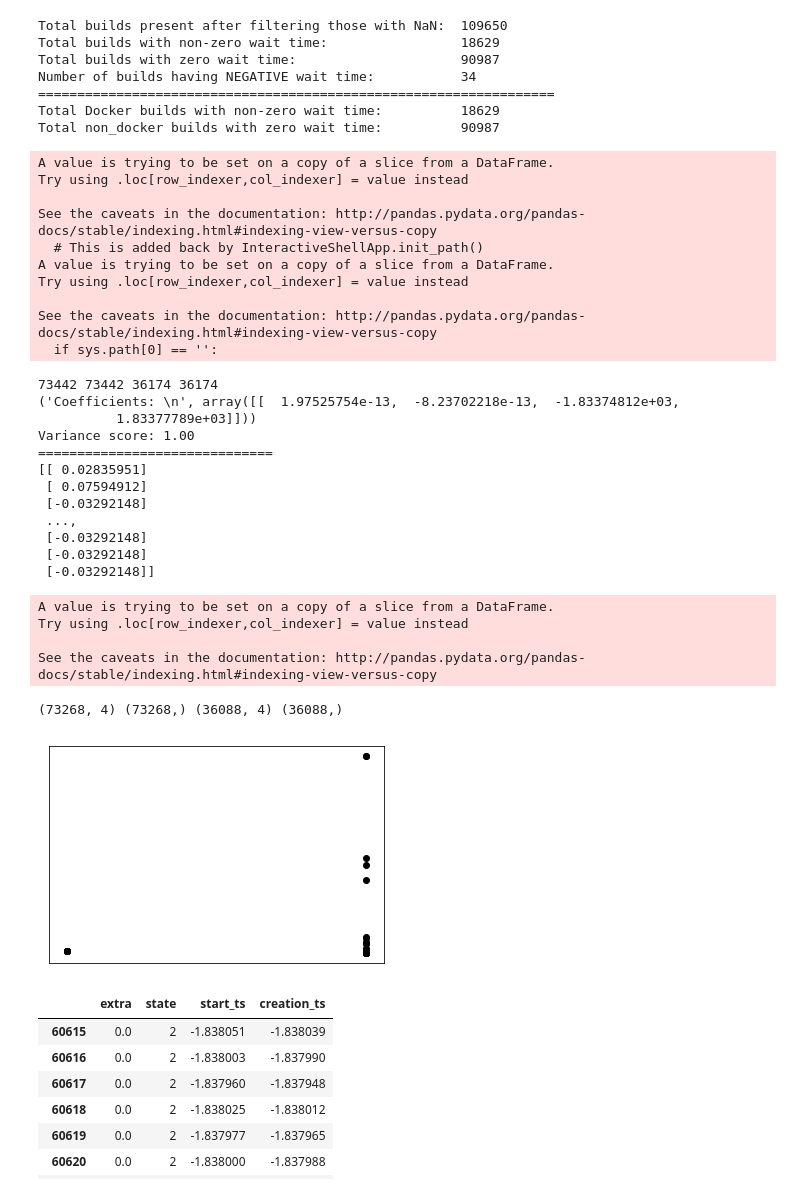
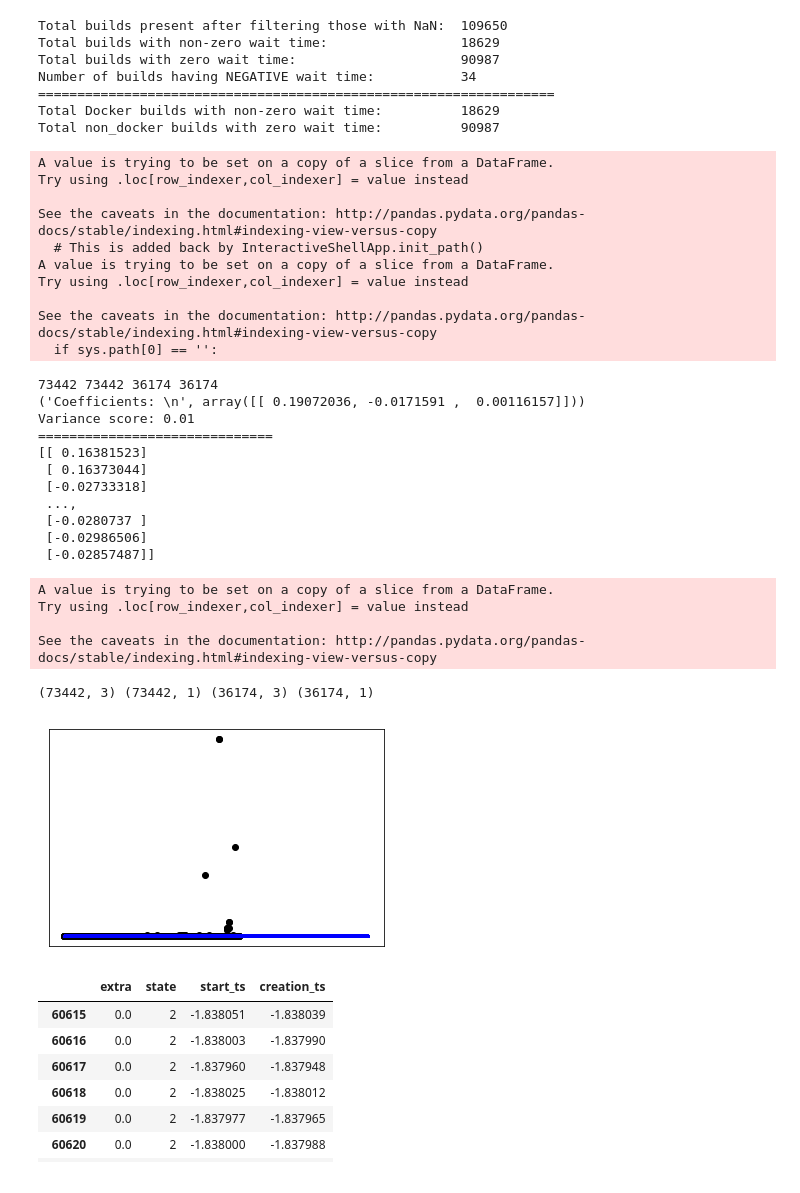
Before and after one commit to nehap25/ml_metric, a Jupyter notebook: ML_metrics.ipynb, the cells around one changed output. Saved outputs shown, nothing was run; the diff lists cells and outputs as text; code cells hidden in the pictures.

```diff
--- a/ML_metrics.ipynb
+++ b/ML_metrics.ipynb
@@ -201,13 +183,13 @@ from sklearn.model_selection import train_test_split
 data_df = data_df[data_df['waiting_time(seconds)']>=0]
 
 # Pre-process the data to bring it in the suitable format
-regression_df = data_df[['extra','state','start_ts','creation_ts']]
+regression_df = data_df[['extra','state', 'creation_ts']]
 regression_df['extra'] = regression_df['extra'].replace("{", 1, regex=True)
 regression_df['extra'] = regression_df['extra'].fillna(0)
 regression_df = regression_df.dropna()
 wait_time_df = data_df[['waiting_time(seconds)']]
 
-regression_df['start_ts'] = (regression_df['start_ts'] - regression_df['start_ts'].mean())/regression_df['start_ts'].std(ddof=0)
+# regression_df['start_ts'] = (regression_df['start_ts'] - regression_df['start_ts'].mean())/regression_df['start_ts'].std(ddof=0)
 regression_df['creation_ts'] = (regression_df['creation_ts'] - regression_df['creation_ts'].mean())/regression_df['creation_ts'].std(ddof=0)
 wait_time_df['waiting_time(seconds)'] = (wait_time_df['waiting_time(seconds)'] - wait_time_df['waiting_time(seconds)'].mean())/wait_time_df['waiting_time(seconds)'].std(ddof=0)
 
@@ -252,17 +234,16 @@ Try using .loc[row_indexer,col_indexer] = value instead
 See the caveats in the documentation: http://pandas.pydata.org/pandas-docs/stable/indexing.html#indexing-view-versus-copy
   if sys.path[0] == '':
 73442 73442 36174 36174
-('Coefficients: \n', array([[  1.97525754e-13,  -8.23702218e-13,  -1.83374812e+03,
-          1.83377789e+03]]))
-Variance score: 1.00
+('Coefficients: \n', array([[ 0.19072036, -0.0171591 ,  0.00116157]]))
+Variance score: 0.01
 ==============================
-[[ 0.02835951]
- [ 0.07594912]
- [-0.03292148]
+[[ 0.16381523]
+ [ 0.16373044]
+ [-0.02733318]
  ...,
- [-0.03292148]
- [-0.03292148]
- [-0.03292148]]
+ [-0.0280737 ]
+ [-0.02986506]
+ [-0.02857487]]
 A value is trying to be set on a copy of a slice from a DataFrame.
 Try using .loc[row_indexer,col_indexer] = value instead
 
@@ -270,18 +251,18 @@ See the caveats in the documentation: http://pandas.pydata.org/pandas-docs/stabl
 # %%
 # Plot outputs (Worst graph ever!)
 print X_train.shape, y_train.shape, X_test.shape, y_test.shape
 plt.figure(1)
-plt.scatter(X_test['extra'], y_test,  color='black')
-# plt.plot(X_test, regr.predict(X_test), color='blue',
-#          linewidth=3)
+plt.scatter(X_test['creation_ts'], y_test,  color='black')
+plt.plot(X_test, regr.predict(X_test), color='blue',
+         linewidth=3)
 
 plt.xticks(())
 plt.yticks(())
 
 plt.show()
 # %% [output]
-(73268, 4) (73268,) (36088, 4) (36088,)
+(73442, 3) (73442, 1) (36174, 3) (36174, 1)
-[figure, old version]
+[figure, new version]
 # %%
 regression_df
 # %% [output]
```
Also changed, not shown: parts of 4 cells of this notebook.
